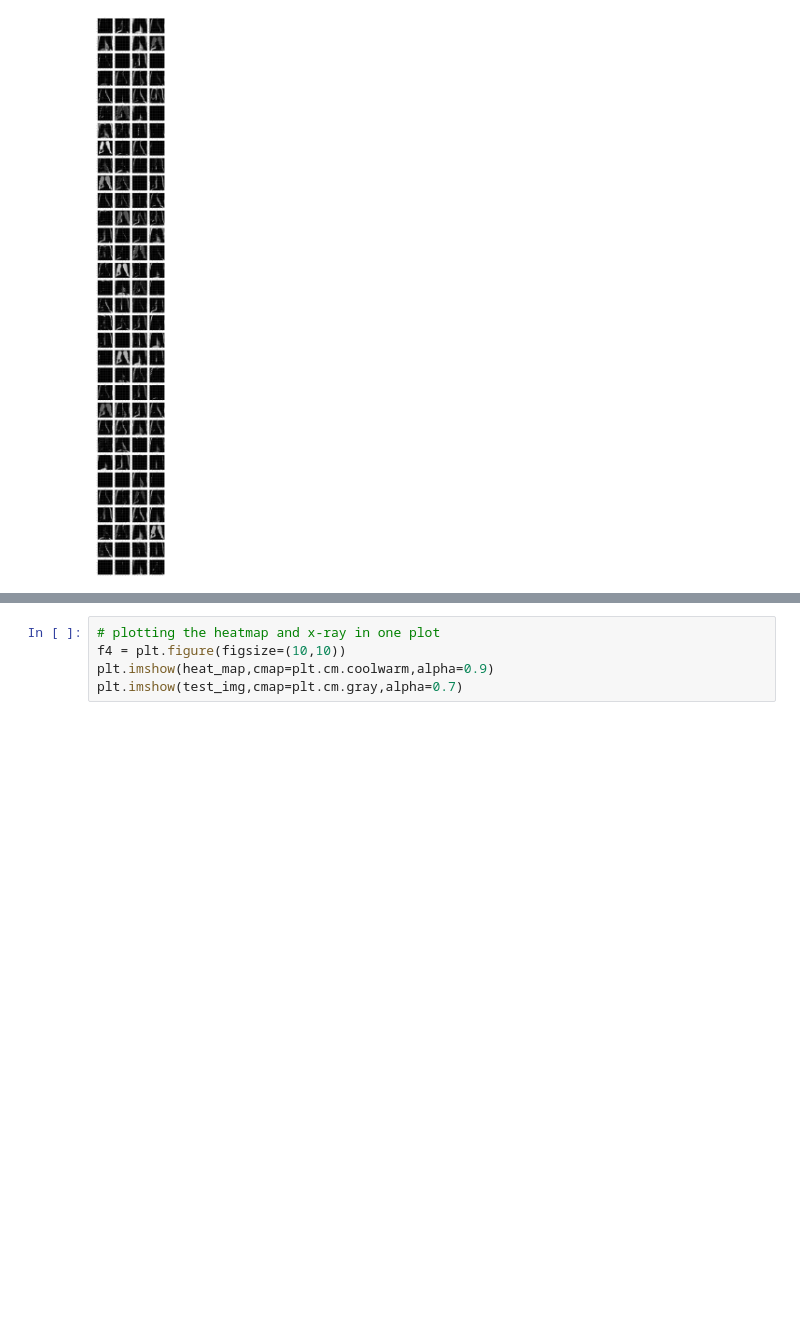
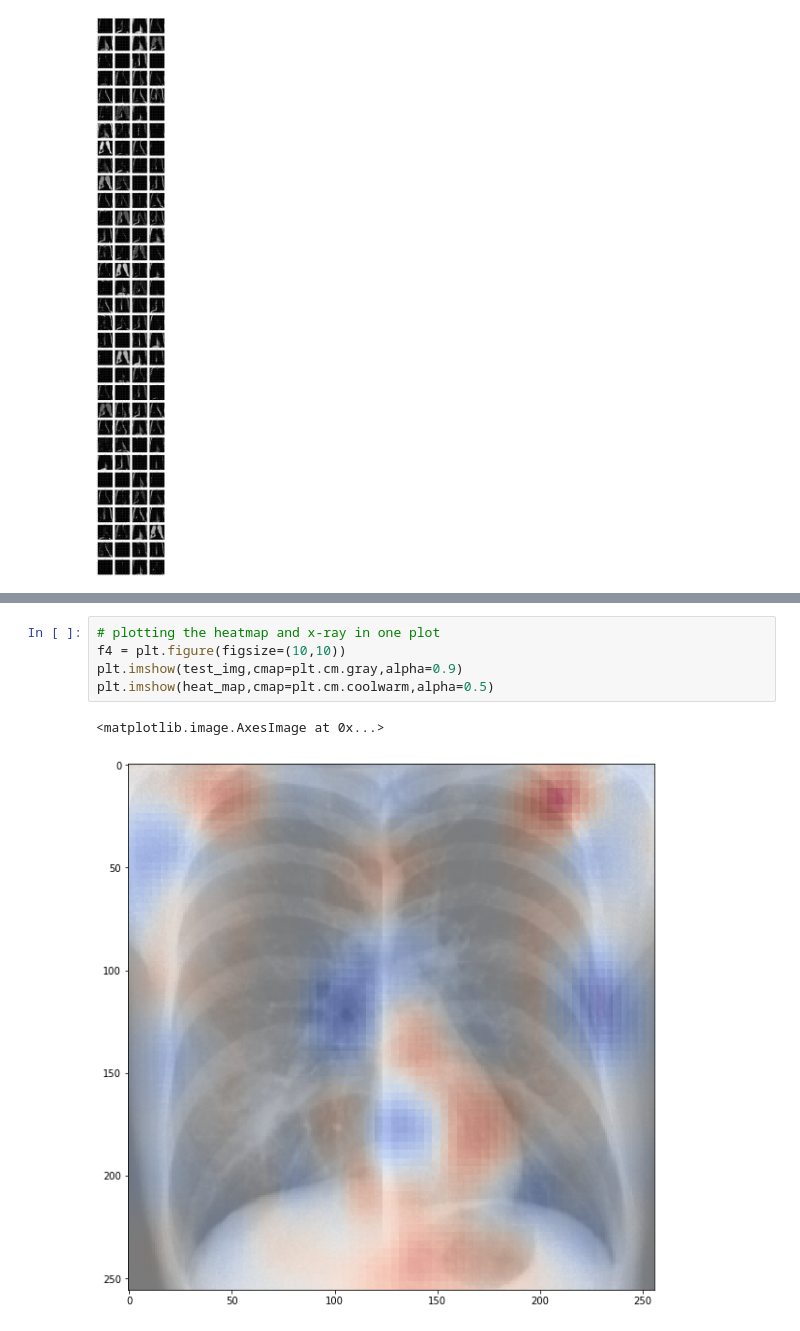
Before and after one commit to addi1993/cnn_visualiser, a Jupyter notebook: visualise_cnn.ipynb, the cells around one changed output, grey strips where cells are left out. Saved outputs shown, nothing was run; the diff lists cells and outputs as text; blank space fills up the shorter version.

```diff
--- a/visualise_cnn.ipynb
+++ b/visualise_cnn.ipynb
@@ -207,5 +212,8 @@ plt.imshow(test_img,cmap=plt.cm.gray)
 # %%
 # plotting the heatmap and x-ray in one plot
 f4 = plt.figure(figsize=(10,10))
-plt.imshow(heat_map,cmap=plt.cm.coolwarm,alpha=0.9)
-plt.imshow(test_img,cmap=plt.cm.gray,alpha=0.7)
+plt.imshow(test_img,cmap=plt.cm.gray,alpha=0.9)
+plt.imshow(heat_map,cmap=plt.cm.coolwarm,alpha=0.5)
+# %% [output]
+<matplotlib.image.AxesImage at 0x...>
+[figure, added]
```
Also changed, not shown: parts of 2 cells of this notebook.
